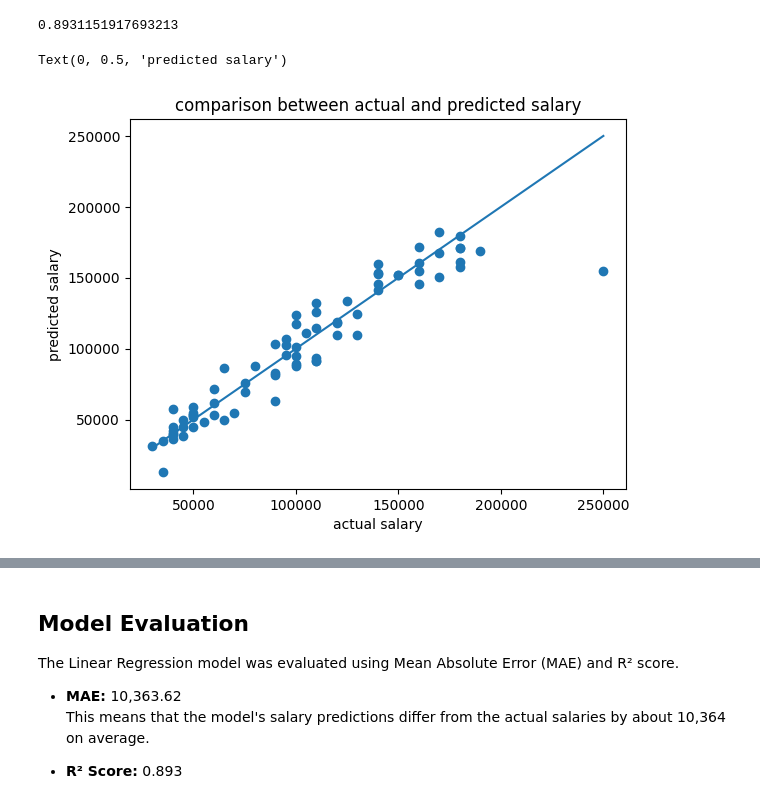
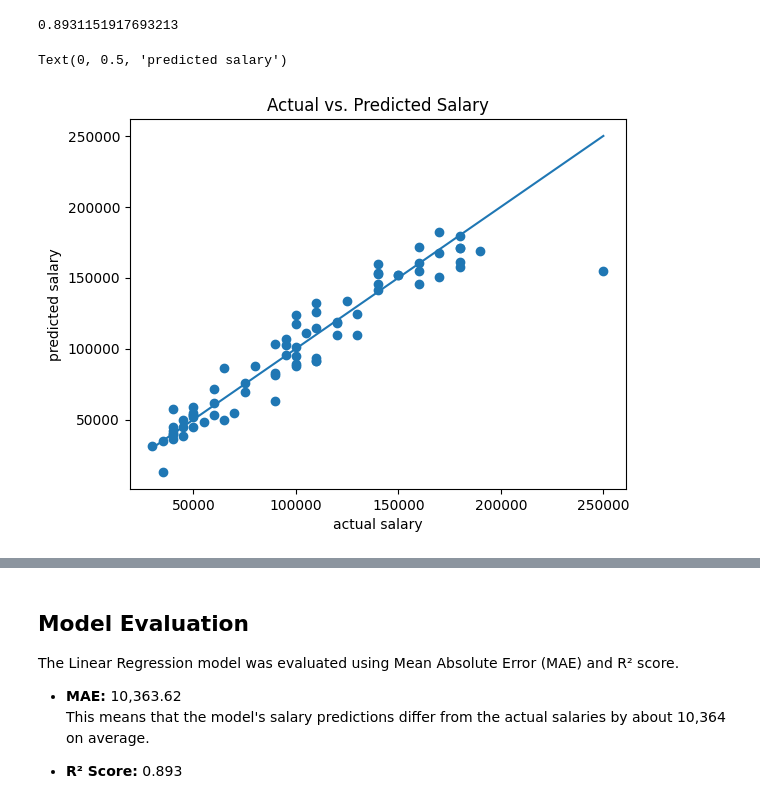
Before and after one commit to Sarajml98/salary-data-analysis, a Jupyter notebook: salary.ipynb, the cells around one changed output, grey strips where cells are left out. Cells and saved outputs as stored; diff of their text form; code cells hidden in the pictures.

Commit message:
clean and organize salary analysis notebook

```diff
--- a/salary.ipynb
+++ b/salary.ipynb
@@ -85,6 +73,6 @@ Index(['Age', 'Gender', 'Education Level', 'Job Title', 'Years of Experience',
 # %%
 df=df.dropna(subset=['Age', 'Gender', 'Education Level', 'Job Title', 'Years of Experience',
-       'Salary'])
+       'Salary']).copy()
 # %%
 df.isnull().sum()
 # %% [output]
@@ -726,12 +485,12 @@ r2
 # %%
 plt.plot(
     [y_test.min(), y_test.max()],   # X
     [y_test.min(), y_test.max()]    # Y
 )
 plt.scatter(y_test , y_pred)
-plt.title("comparison between actual and predicted salary")
+plt.title("Actual vs. Predicted Salary")
 plt.xlabel("actual salary")
 plt.ylabel("predicted salary")
 # %% [output]
 Text(0, 0.5, 'predicted salary')
-[figure, old version]
+[figure, new version]
```
Also changed, not shown: parts of 35 cells of this notebook.
